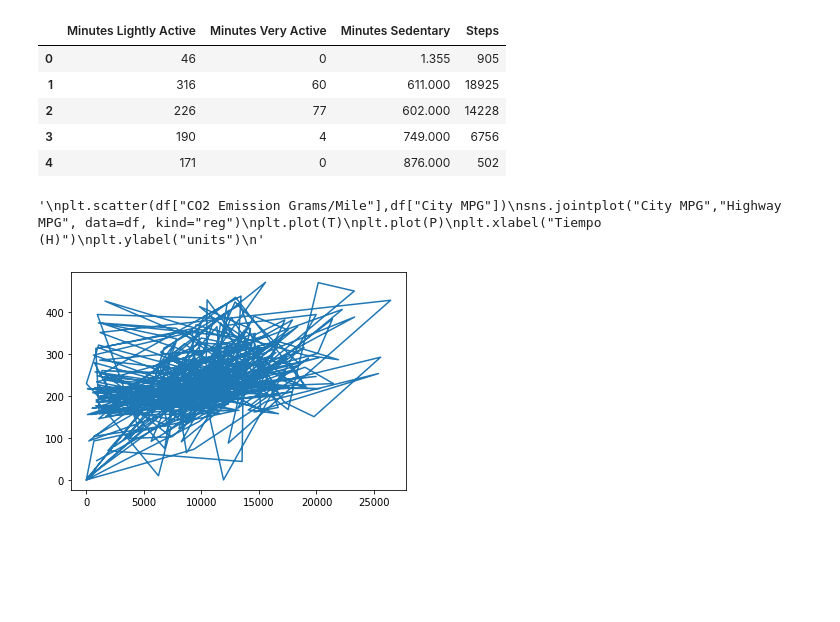
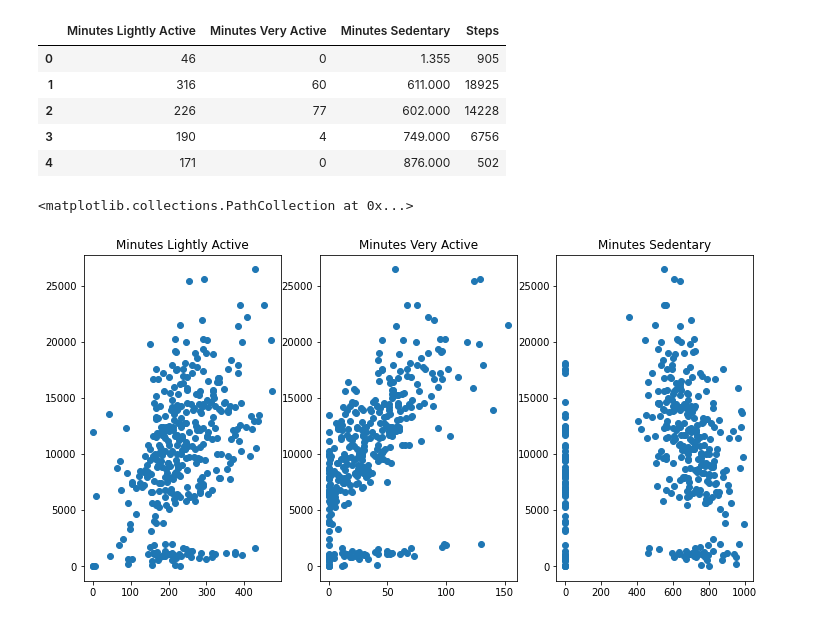
Before and after one commit to ironhack-datalabs/datamad0620, a Jupyter notebook: module-2/lab-matplotlib-seaborn/your-code/challenge-2.ipynb, the cells around one changed output. Drawn from its saved outputs; the diff is of its cells as text; code cells hidden in the pictures; blank space fills up the shorter version.

```diff
--- a/module-2/lab-matplotlib-seaborn/your-code/challenge-2.ipynb
+++ b/module-2/lab-matplotlib-seaborn/your-code/challenge-2.ipynb
@@ -87,17 +87,19 @@ fitbit.head(5)
 | 2 | 226 | 77 | 602.000 | 14228 |
 | 3 | 190 | 4 | 749.000 | 6756 |
 | 4 | 171 | 0 | 876.000 | 502 |
-# %%
-plt.plot(fitbit["Steps"], fitbit["Minutes Lightly Active"])
-
-"""
-plt.scatter(df["CO2 Emission Grams/Mile"],df["City MPG"])
-sns.jointplot("City MPG","Highway MPG", data=df, kind="reg")
-plt.plot(T)
-plt.plot(P)
-plt.xlabel("Tiempo (H)")
-plt.ylabel("units")
-"""
-# %% [output]
-'\nplt.scatter(df["CO2 Emission Grams/Mile"],df["City MPG"])\nsns.jointplot("City MPG","Highway MPG", data=df, kind="reg")\nplt.plot(T)\nplt.plot(P)\nplt.xlabel("Tiempo (H)")\nplt.ylabel("units")\n'
-[figure, removed]
+# %%
+plt.subplots(figsize = (12,6))
+plt.subplot(1,3,1)
+plt.title('Minutes Lightly Active')
+plt.scatter(fitbit["Minutes Lightly Active"], fitbit["Steps"])
+plt.subplot(1,3,2)
+plt.title('Minutes Very Active')
+plt.scatter(fitbit["Minutes Very Active"], fitbit["Steps"])
+plt.subplot(1,3,3)
+plt.title('Minutes Sedentary')
+plt.scatter(fitbit["Minutes Sedentary"], fitbit["Steps"])
+
+## LLEVO UN RATO DANDOLE VUELTAS A COMO HACER EL FOR LOOP PARA QUE ME SALGAN TODOS??
+# %% [output]
+<matplotlib.collections.PathCollection at 0x...>
+[figure, added]
```
